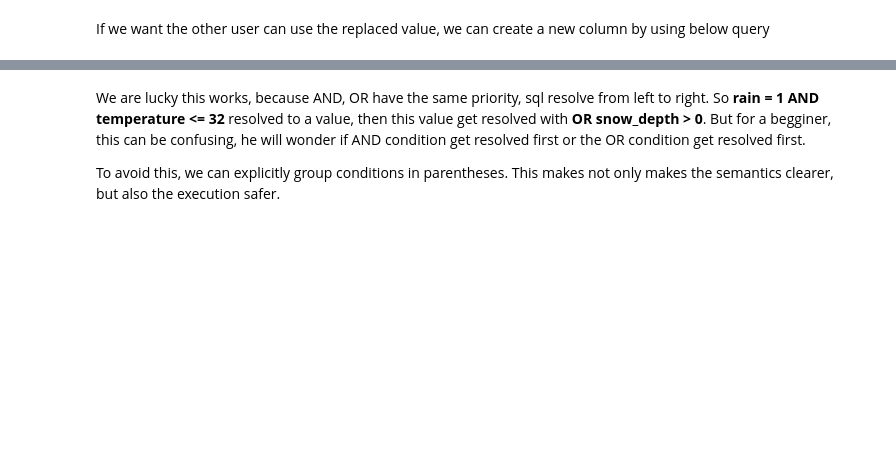
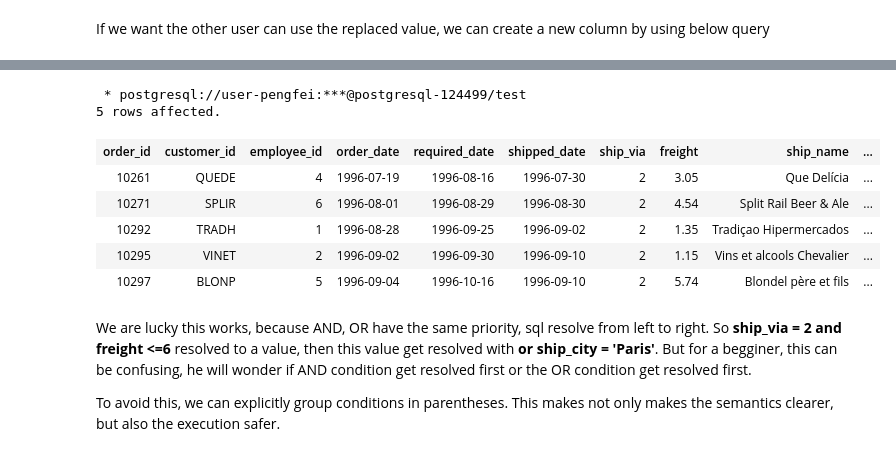
Before and after one commit to pengfei99/LearningSQL, a Jupyter notebook: Insee/notebooks/02.Filtering_data.ipynb, the cells around one changed output, grey strips where cells are left out. Cells and saved outputs as stored; diff of their text form; code cells hidden in the pictures; blank space fills up the shorter version.

```diff
--- a/Insee/notebooks/02.Filtering_data.ipynb
+++ b/Insee/notebooks/02.Filtering_data.ipynb
@@ -505,4 +459,19 @@ limit 5;
+# %%
+%%sql
+select * from orders
+where ship_via = 2 and freight <=6
+or ship_city = 'Paris'
+limit 5;
+# %% [output]
+ * postgresql://user-pengfei:***@postgresql-124499/test
+5 rows affected.
+| order_id | customer_id | employee_id | order_date | required_date | shipped_date | ship_via | freight | ship_name | ... |
+| 10261 | QUEDE | 4 | 1996-07-19 | 1996-08-16 | 1996-07-30 | 2 | 3.05 | Que Delícia | ... |
+| 10271 | SPLIR | 6 | 1996-08-01 | 1996-08-29 | 1996-08-30 | 2 | 4.54 | Split Rail Beer & Ale | ... |
+| 10292 | TRADH | 1 | 1996-08-28 | 1996-09-25 | 1996-09-02 | 2 | 1.35 | Tradiçao Hipermercados | ... |
+| 10295 | VINET | 2 | 1996-09-02 | 1996-09-30 | 1996-09-10 | 2 | 1.15 | Vins et alcools Chevalier | ... |
+| 10297 | BLONP | 5 | 1996-09-04 | 1996-10-16 | 1996-09-10 | 2 | 5.74 | Blondel père et fils | ... |
 # %% [markdown]
-We are lucky this works, because AND, OR have the same priority, sql resolve from left to right. So **rain = 1 AND temperature <= 32** resolved to a value, then this value get resolved with **OR snow_depth > 0**. But for a begginer, this can be confusing, he will wonder if AND condition get resolved first or the OR condition get resolved first.
+We are lucky this works, because AND, OR have the same priority, sql resolve from left to right. So **ship_via = 2 and freight <=6** resolved to a value, then this value get resolved with **or ship_city = 'Paris'**. But for a begginer, this can be confusing, he will wonder if AND condition get resolved first or the OR condition get resolved first.
 
 To avoid this, we can explicitly group conditions in parentheses. This makes not only makes the semantics clearer, but also the execution safer.
```
Also changed, not shown: parts of 31 cells of this notebook, 1 other file.
